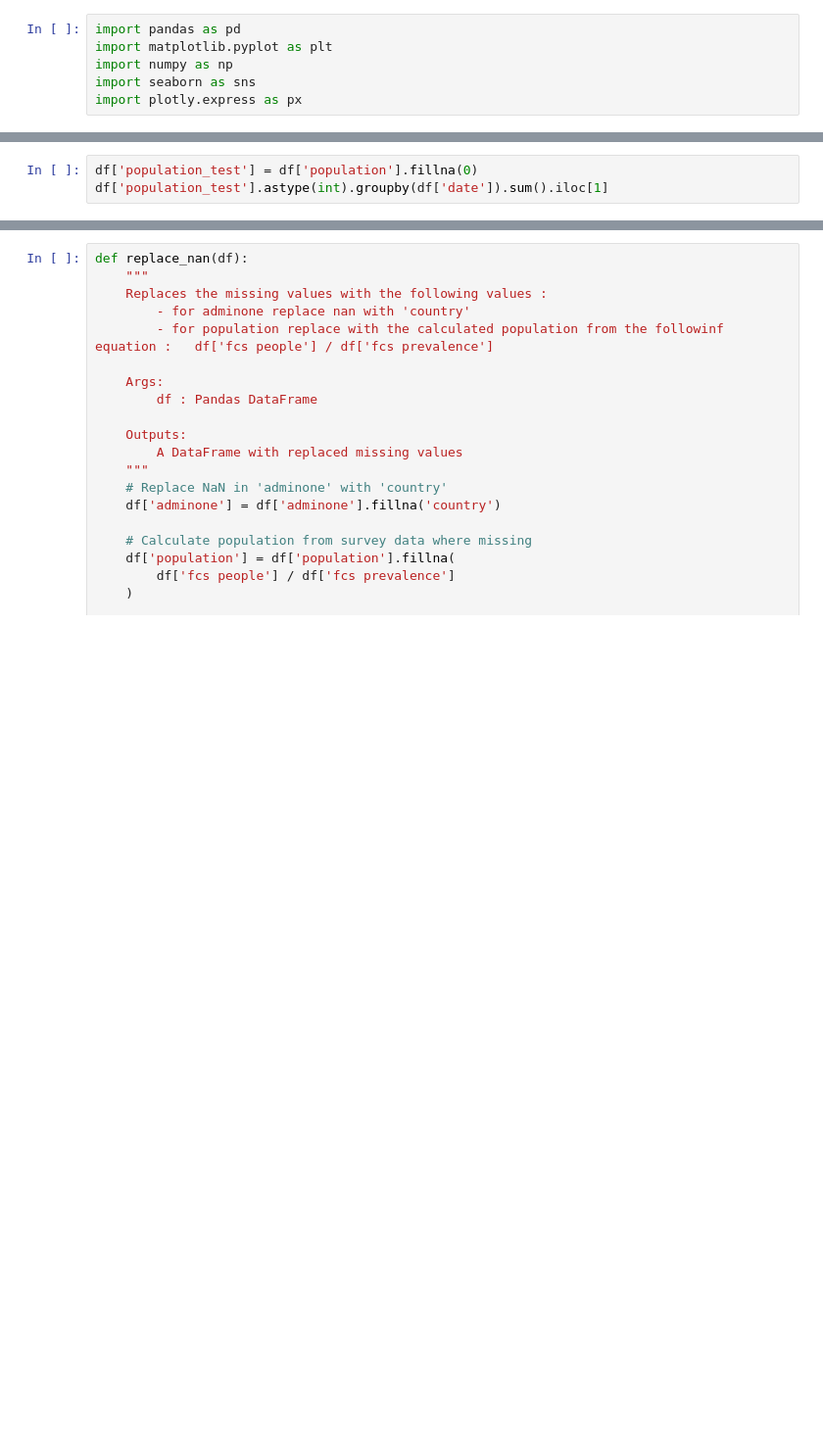
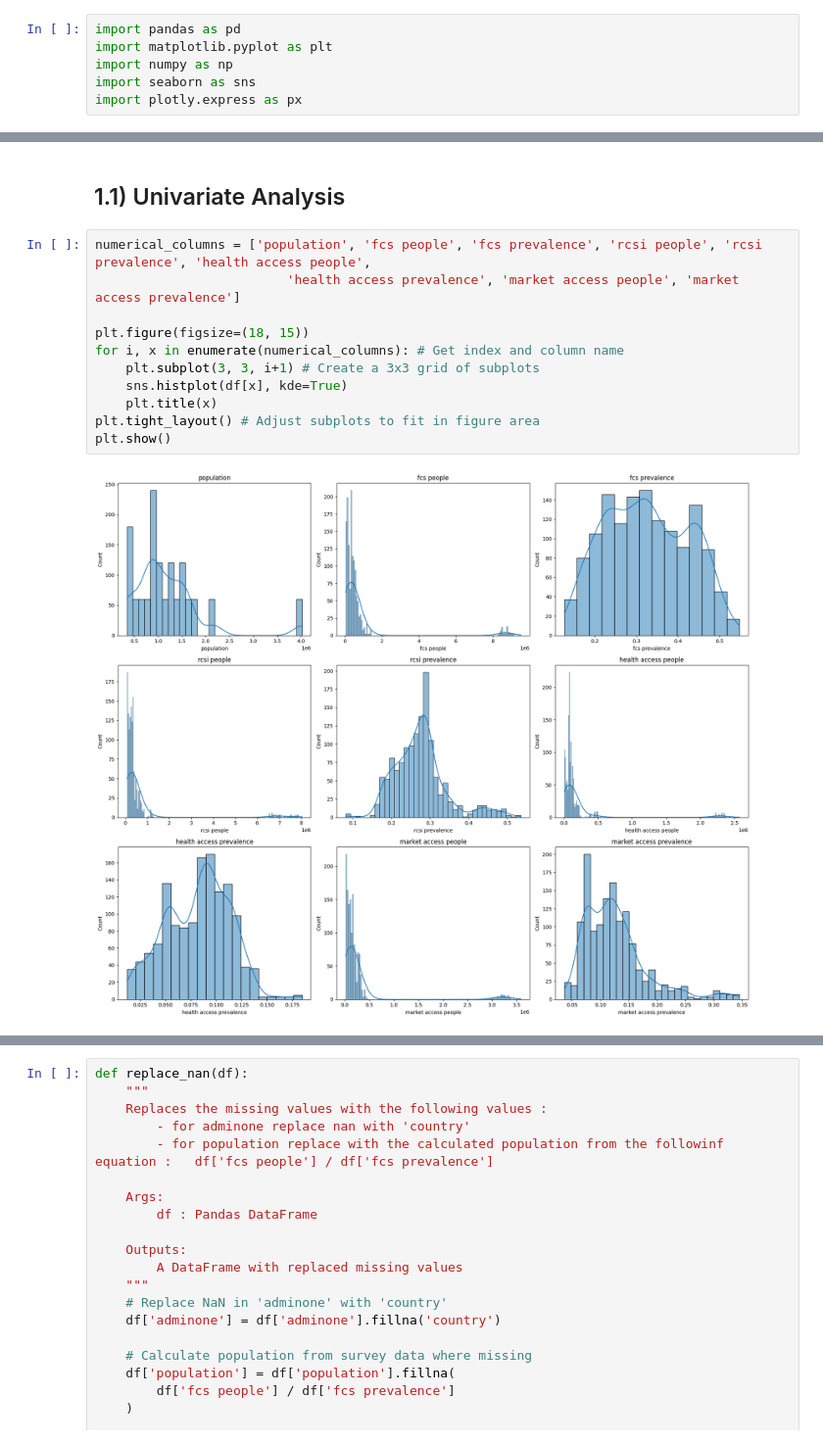
Before and after one commit to Antoineeeeeeeeee/Programming-in-DataScience, a Jupyter notebook: WFP Project-checkpoint.ipynb, the cells around one changed output, grey strips where cells are left out. Shown: that part at 98% size. Saved outputs shown, nothing was run; the diff lists cells and outputs as text; blank space fills up the shorter version.

```diff
--- a/WFP Project-checkpoint.ipynb
+++ b/WFP Project-checkpoint.ipynb
@@ -102,3 +111,0 @@ dtype: int64
-# %%
-df['population_test'] = df['population'].fillna(0)
-df['population_test'].astype(int).groupby(df['date']).sum().iloc[1]
@@ -106,0 +131,15 @@ df['population_test'].astype(int).groupby(df['date']).sum().iloc[1]
+# %% [markdown]
+## 1.1) Univariate Analysis
+# %%
+numerical_columns = ['population', 'fcs people', 'fcs prevalence', 'rcsi people', 'rcsi prevalence', 'health access people',
+                         'health access prevalence', 'market access people', 'market access prevalence']
+
+plt.figure(figsize=(18, 15))
+for i, x in enumerate(numerical_columns): # Get index and column name
+    plt.subplot(3, 3, i+1) # Create a 3x3 grid of subplots
+    sns.histplot(df[x], kde=True)
+    plt.title(x)
+plt.tight_layout() # Adjust subplots to fit in figure area
+plt.show()
+# %% [output]
+[figure, added]
```
Also changed, not shown: parts of 67 cells of this notebook.
